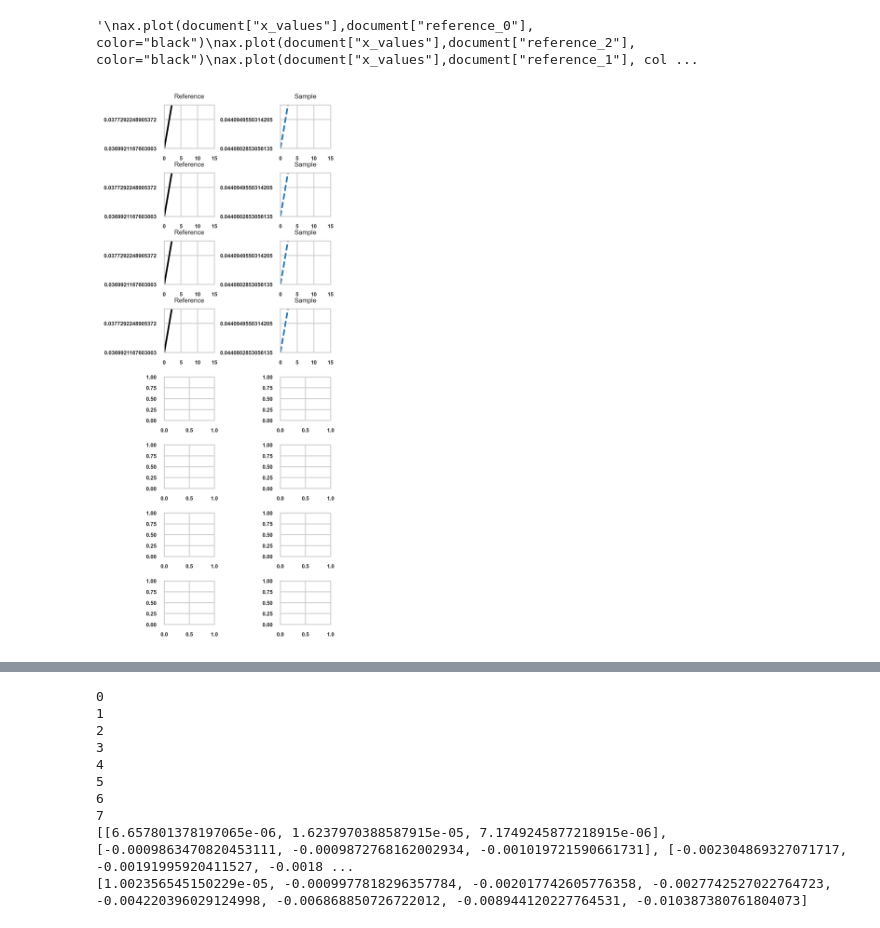
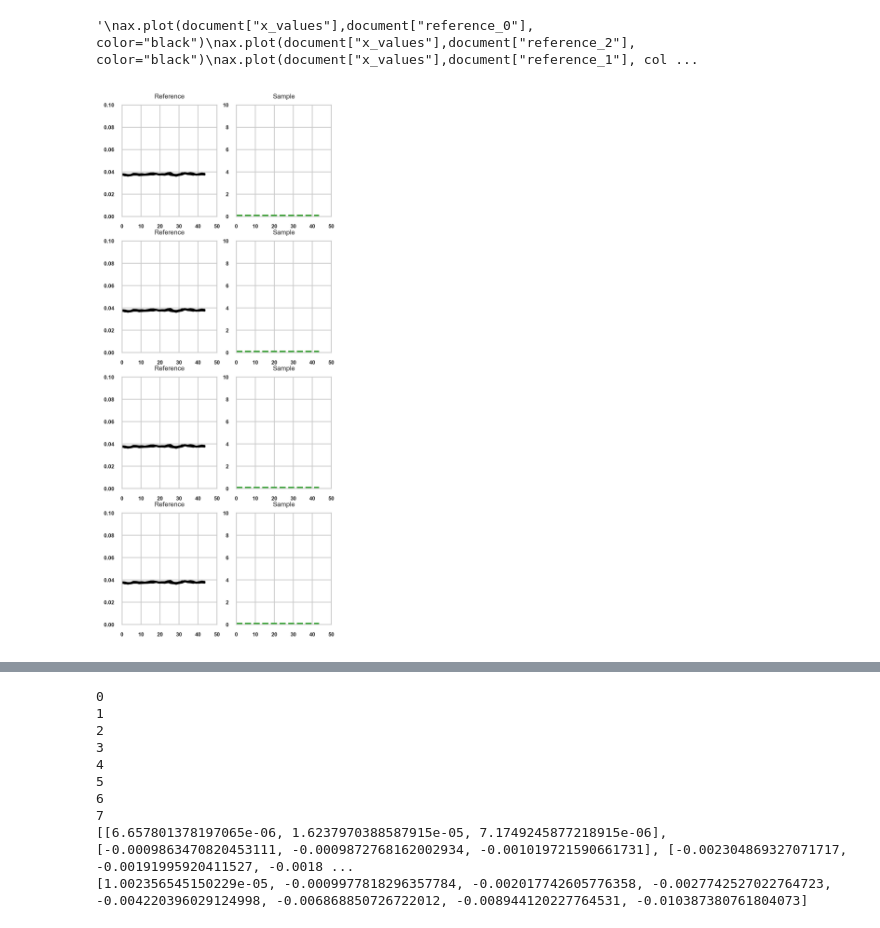
Before and after one commit to BioCatHub/bch_scenario_Alaric, a Jupyter notebook: Kinetics.ipynb, the cells around one changed output, grey strips where cells are left out. Cells and saved outputs as stored; diff of their text form; code cells hidden in the pictures.

Commit message:
plot visualisation works, but bug in data extraction

```diff
--- a/Kinetics.ipynb
+++ b/Kinetics.ipynb
@@ -2,10 +2,10 @@
 import enzymeML_builder.EnzymeML_builder as EnzymeMLBuilder
 
 #columns = ["Column2", "Column3","Column4","Column5", "Column7", "Column8","Column9", "Column10" ]
-concentrations = [0, 1,2,3]
-columns = ["Column2", "Column3","Column4","Column5" ]
+#concentrations = [0, 1,2,3]
+#columns = ["Column2", "Column3","Column4","Column5" ]
 
-for i, j in zip(columns, concentrations):
+#for i, j in zip(columns, concentrations):
 
-    data = EnzymeMLBuilder.EnzymeMLBuilder("j", i, j).build_measurements_list()
+#    data = EnzymeMLBuilder.EnzymeMLBuilder("j", i, j).build_measurements_list()
 # %% [output]
@@ -77,50 +48,42 @@ df is None
 # %%
 import matplotlib.pyplot as plt
 import seaborn as sns
 
 font = {'family' : 'normal',
         'weight' : 'bold',
         'size'   : 5}
 
 plt.rc('font', **font)
 
 plt.rcParams['figure.dpi'] =400
 sns.set_style("whitegrid")
-fig, ax = plt.subplots(8, 2, figsize=(3,7))
+fig, ax = plt.subplots(4, 2, figsize=(3,7))
 for i in concentrations:
 
     #fig,ax=plt.subplots()
 
-    conc = locals()["df_"+str(concentrations.index(i))]
+    conc = locals()["df"+str(concentrations.index(i))]
     index = concentrations.index(i)
     for j in range(3):
-        ax[index, 0].plot(conc["x_values"], conc["reference_"+str(j)], color="black")
+        x_values = pd.to_numeric(conc["x_values"])
+        y_values = pd.to_numeric(conc["reference_"+str(j)])
+        ax[index, 0].plot(x_values, y_values, color="black")
+
 
     for k in range(3):
-        ax[index, 1].plot(conc["x_values"], conc["sample_"+str(k)], linestyle="--")
+        x_values = pd.to_numeric(conc["x_values"])
+        y_values = pd.to_numeric(conc["sample_"+str(j)])
+        ax[index, 1].plot(x_values, y_values, linestyle="--")
 
-    ax[index, 0].set_ylim(0,1.5)
+    ax[index, 0].set_ylim(0,0.1)
     ax[index, 0].set_title("Reference")
-    ax[index, 0].set_xlim(0,15)
+    ax[index, 0].set_xlim(0,50)
     ax[index, 1].set_title("Sample")
-    ax[index, 1].set_ylim(0,1.5)
-    ax[index, 1].set_xlim(0,15)
+    ax[index, 1].set_ylim([0,10])
+    ax[index, 1].set_xlim(0,50)
 
 
 plt.tight_layout(pad=0.4, w_pad=0.5, h_pad=0.1)
-
-#ax.plot(df_1["x_values"], df_1["reference_0"])
-
-
-'''
-ax.plot(document["x_values"],document["reference_0"], color="black")
-ax.plot(document["x_values"],document["reference_2"], color="black")
-ax.plot(document["x_values"],document["reference_1"], color="black")
-ax.plot(document["x_values"],document["sample_0"], color="black", marker="d")
-ax.plot(document["x_values"],document["sample_1"], color="black", marker="d")
-ax.plot(document["x_values"],document["sample_2"], color="black", marker="d")
-
-'''
 # %% [output]
 '\nax.plot(document["x_values"],document["reference_0"], color="black")\nax.plot(document["x_values"],document["reference_2"], color="black")\nax.plot(document["x_values"],document["reference_1"], col ...
-[figure, old version]
+[figure, new version]
```
Also changed, not shown: parts of 3 cells of this notebook, 7 other files.
